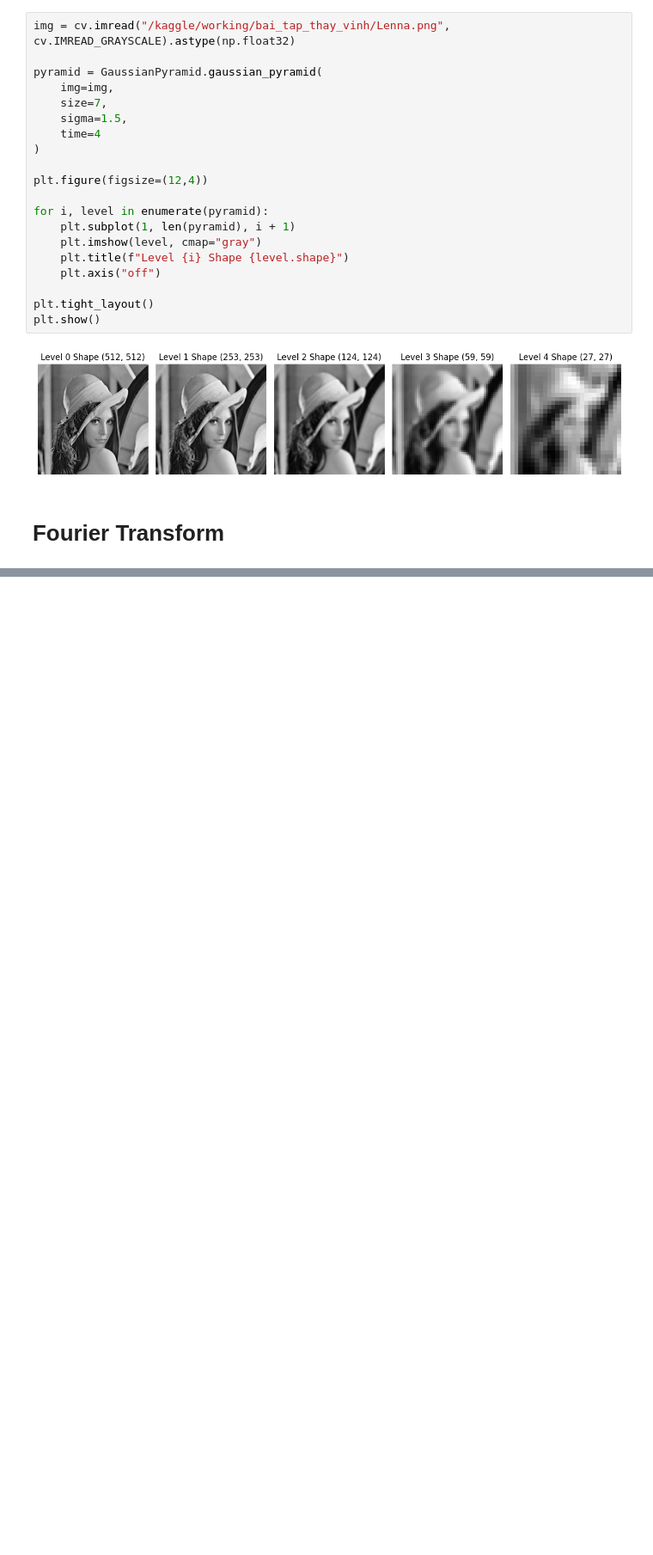
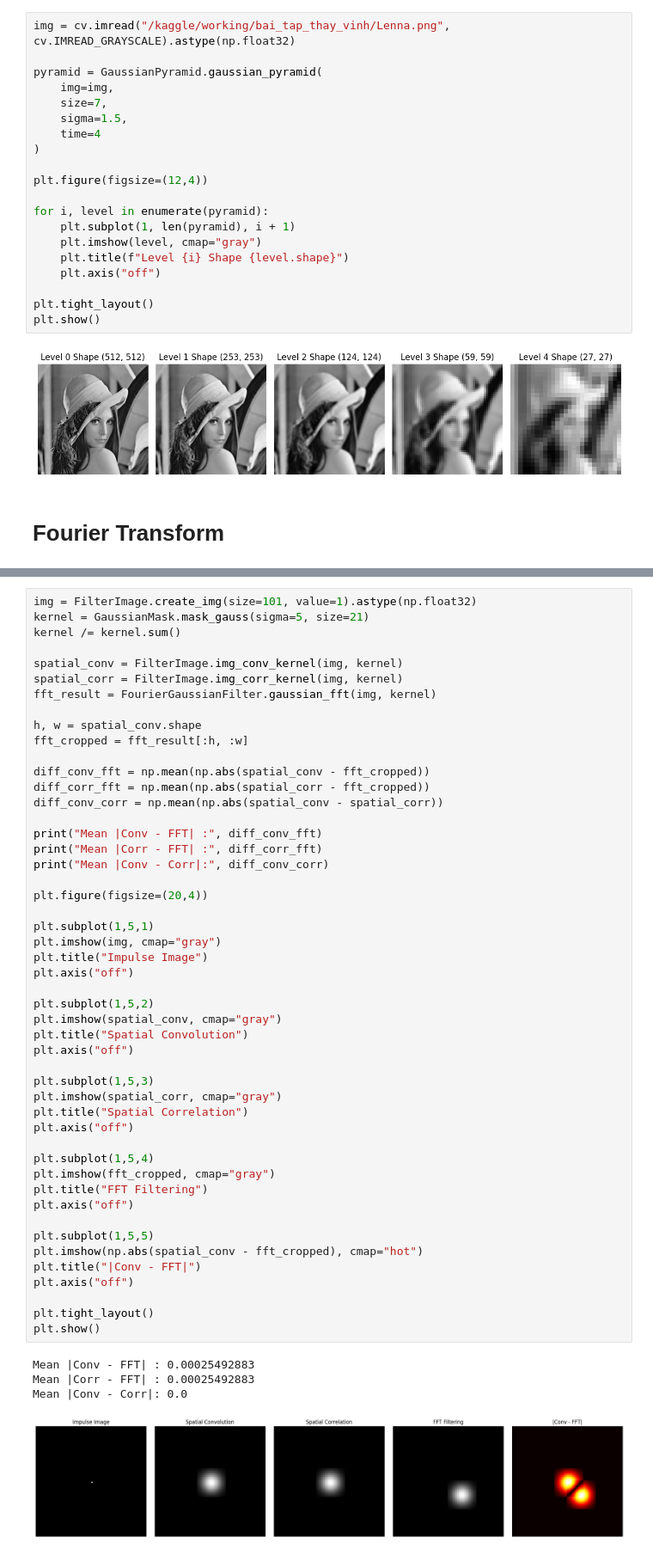
Before and after one commit to daoanhkhoa123/bai_tap_thay_vinh, a Jupyter notebook: run.ipynb, the cells around one changed output, grey strips where cells are left out. Shown at 86% size. Saved outputs shown, nothing was run; the diff lists cells and outputs as text; blank space fills up the shorter version.

```diff
--- a/run.ipynb
+++ b/run.ipynb
@@ -145,0 +182,54 @@ plt.show()
+# %%
+img = FilterImage.create_img(size=101, value=1).astype(np.float32)
+kernel = GaussianMask.mask_gauss(sigma=5, size=21)
+kernel /= kernel.sum()
+
+spatial_conv = FilterImage.img_conv_kernel(img, kernel)
+spatial_corr = FilterImage.img_corr_kernel(img, kernel)
+fft_result = FourierGaussianFilter.gaussian_fft(img, kernel)
+
+h, w = spatial_conv.shape
+fft_cropped = fft_result[:h, :w]
+
+diff_conv_fft = np.mean(np.abs(spatial_conv - fft_cropped))
+diff_corr_fft = np.mean(np.abs(spatial_corr - fft_cropped))
+diff_conv_corr = np.mean(np.abs(spatial_conv - spatial_corr))
+
+print("Mean |Conv - FFT| :", diff_conv_fft)
+print("Mean |Corr - FFT| :", diff_corr_fft)
+print("Mean |Conv - Corr|:", diff_conv_corr)
+
+plt.figure(figsize=(20,4))
+
+plt.subplot(1,5,1)
+plt.imshow(img, cmap="gray")
+plt.title("Impulse Image")
+plt.axis("off")
+
+plt.subplot(1,5,2)
+plt.imshow(spatial_conv, cmap="gray")
+plt.title("Spatial Convolution")
+plt.axis("off")
+
+plt.subplot(1,5,3)
+plt.imshow(spatial_corr, cmap="gray")
+plt.title("Spatial Correlation")
+plt.axis("off")
+
+plt.subplot(1,5,4)
+plt.imshow(fft_cropped, cmap="gray")
+plt.title("FFT Filtering")
+plt.axis("off")
+
+plt.subplot(1,5,5)
+plt.imshow(np.abs(spatial_conv - fft_cropped), cmap="hot")
+plt.title("|Conv - FFT|")
+plt.axis("off")
+
+plt.tight_layout()
+plt.show()
+# %% [output]
+Mean |Conv - FFT| : 0.00025492883
+Mean |Corr - FFT| : 0.00025492883
+Mean |Conv - Corr|: 0.0
+[figure, added]
```
Also changed, not shown: parts of 2 cells of this notebook, 1 other file.
